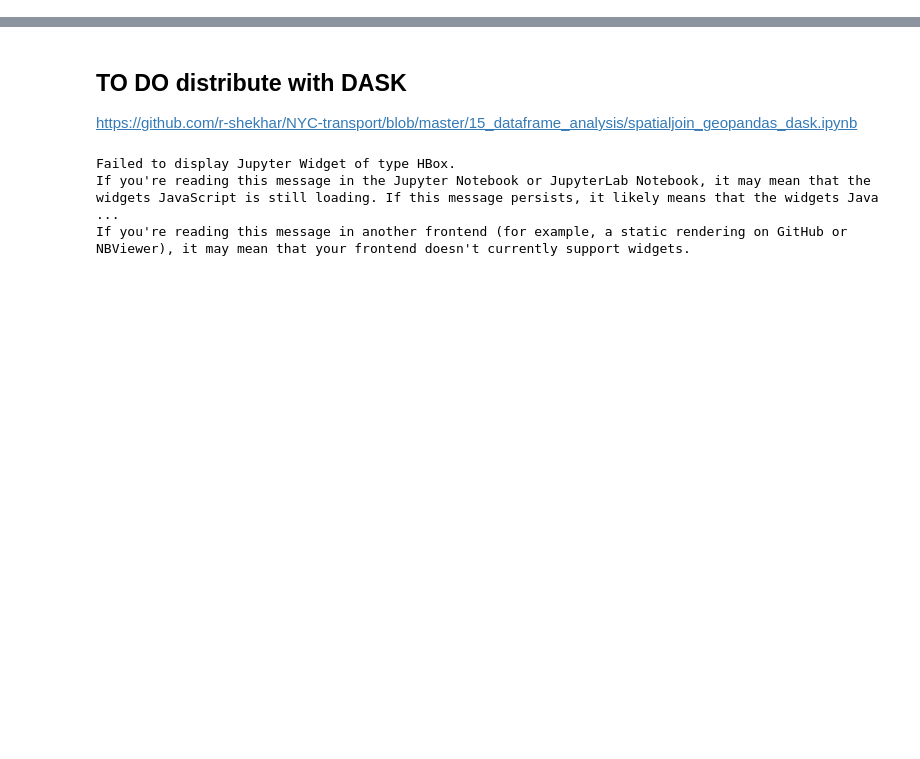
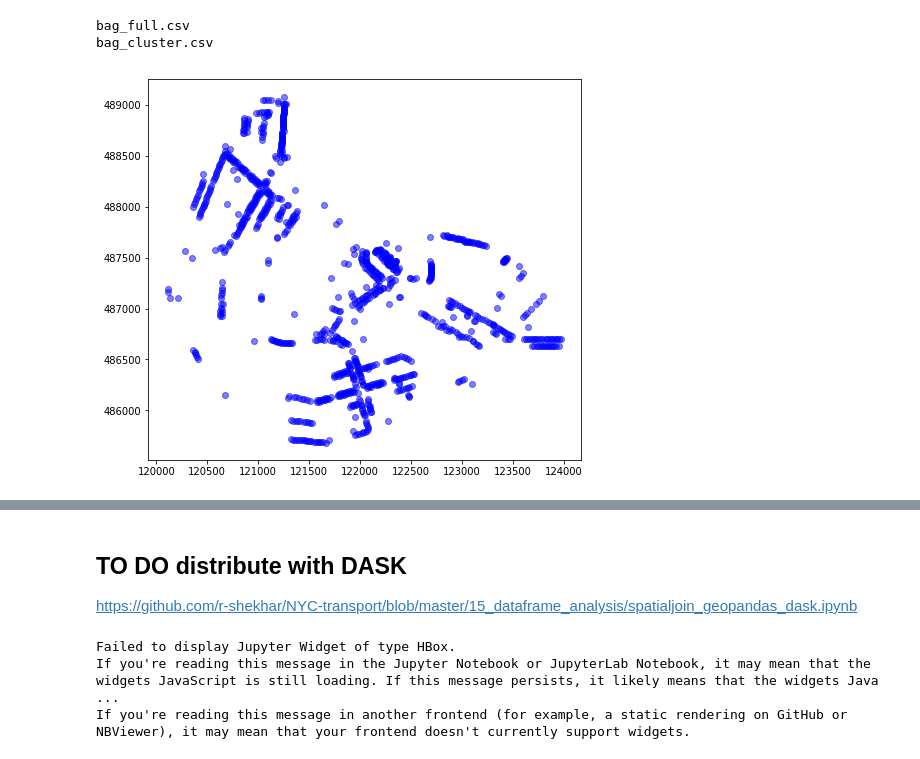
Before and after one commit to rmania/distance_matrix_datapipeline, a Jupyter notebook: munge/distance_matrix_mapping.ipynb, the cells around one changed output, grey strips where cells are left out. Saved outputs shown, nothing was run; the diff lists cells and outputs as text; code cells hidden in the pictures; blank space fills up the shorter version.

```diff
--- a/munge/distance_matrix_mapping.ipynb
+++ b/munge/distance_matrix_mapping.ipynb
@@ -17,8 +18,11 @@ import wfs_processing as wfs
 # %%
-PATH = '../data/'
+PATH_BASE_POI = '../data/base_poi/'
+PATH_POI2 = '../data/poi2/'
+
 # files
 bag_full = 'bag_full.csv'
 bag_clusters = 'bag_cluster.csv'
 ah = 'ah_vestigingen.csv'
+oba = 'oba_vestigingen.csv'
 # crs
 crs= {'init': 'epsg:28992'}
@@ -52,0 +54,3 @@ ah.plot(ax=ax, color='yellow', alpha=.8)
+# %%
+poi1 = get.get_df1(path = PATH_BASE_POI, bag_file= bag_clusters, plot=True)
+# %% [output]
@@ -52,0 +59,3 @@ ah.plot(ax=ax, color='yellow', alpha=.8)
+bag_full.csv
+bag_cluster.csv
+[figure, added]
```
Also changed, not shown: parts of 30 cells of this notebook.
